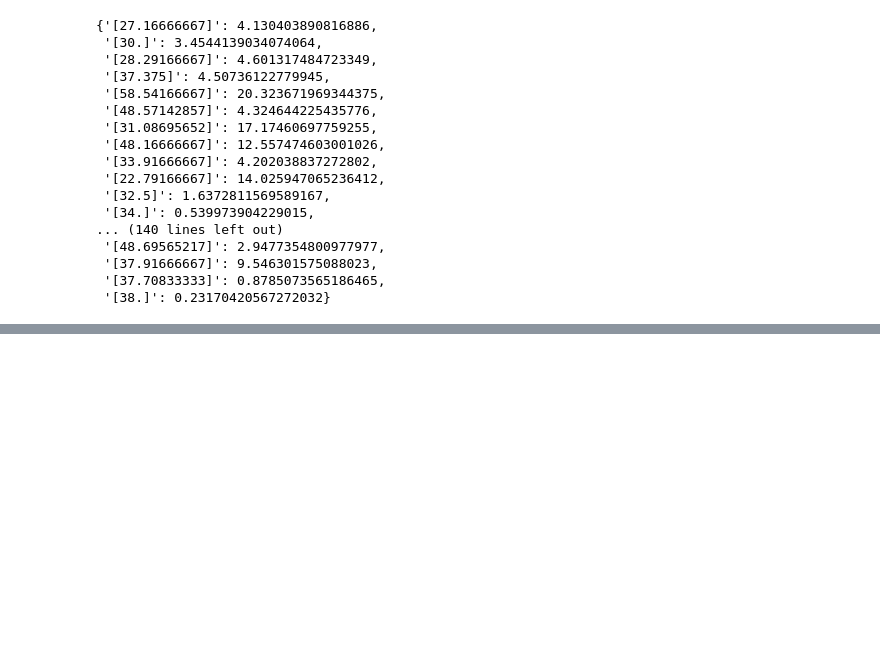
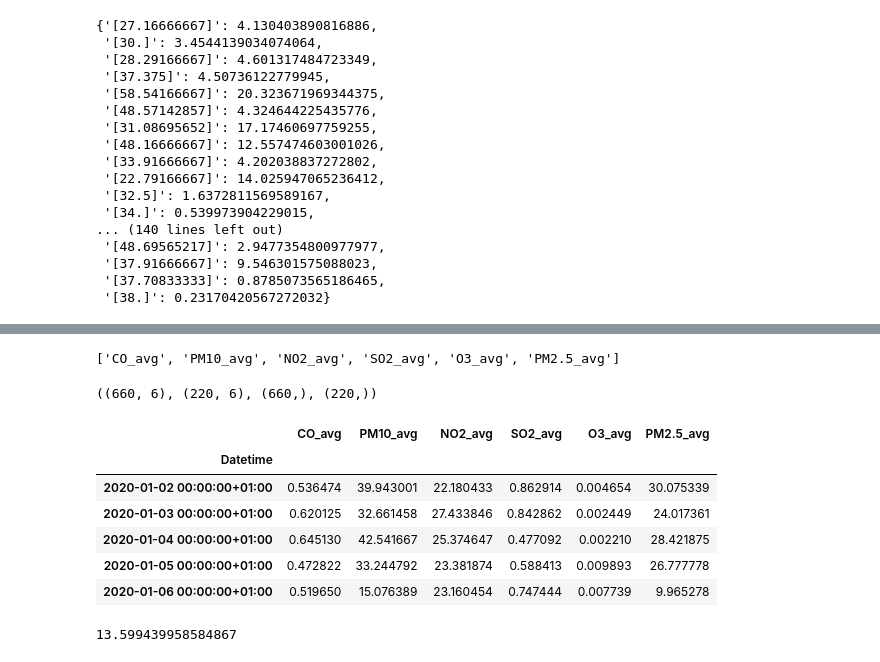
Before and after one commit to XenaN/mlops_project, a Jupyter notebook: notebooks/AQI.ipynb, the cells around one changed output, grey strips where cells are left out. Cells and saved outputs as stored; diff of their text form; code cells hidden in the pictures; blank space fills up the shorter version.

Commit message:
parameter depth test added to the notebook

```diff
--- a/notebooks/AQI.ipynb
+++ b/notebooks/AQI.ipynb
@@ -436,0 +456,45 @@ df_aqi_daily.tail(1)
+# %%
+[x for x in df_aqi_daily.columns if 'avg' in x]
+# %% [output]
+['CO_avg', 'PM10_avg', 'NO2_avg', 'SO2_avg', 'O3_avg', 'PM2.5_avg']
+# %%
+depth = 1
+cols = ['CO_avg', 'PM10_avg', 'NO2_avg', 'SO2_avg', 'O3_avg', 'PM2.5_avg']
+
+y = df_aqi_daily['AQI'].copy()
+x_list = [df_aqi_daily[cols].shift(i) for i in range(1, depth+1)]
+x = pd.concat(x_list, axis=1)
+
+x = x.iloc[depth:]
+y = y.iloc[depth:]
+
+X_train, X_test, y_train, y_test = train_test_split(x, y, shuffle=False, random_state=42)
+# %%
+X_train.shape, X_test.shape, y_train.shape, y_test.shape
+# %% [output]
+((660, 6), (220, 6), (660,), (220,))
+# %%
+X_train.head()
+# %% [output]
+|  | CO_avg | PM10_avg | NO2_avg | SO2_avg | O3_avg | PM2.5_avg |
+| Datetime |  |  |  |  |  |  |
+| 2020-01-02 00:00:00+01:00 | 0.536474 | 39.943001 | 22.180433 | 0.862914 | 0.004654 | 30.075339 |
+| 2020-01-03 00:00:00+01:00 | 0.620125 | 32.661458 | 27.433846 | 0.842862 | 0.002449 | 24.017361 |
+| 2020-01-04 00:00:00+01:00 | 0.645130 | 42.541667 | 25.374647 | 0.477092 | 0.002210 | 28.421875 |
+| 2020-01-05 00:00:00+01:00 | 0.472822 | 33.244792 | 23.381874 | 0.588413 | 0.009893 | 26.777778 |
+| 2020-01-06 00:00:00+01:00 | 0.519650 | 15.076389 | 23.160454 | 0.747444 | 0.007739 | 9.965278 |
+# %%
+model_forest = RandomForestRegressor(**{'n_estimators': 585,
+ 'min_samples_split': 2,
+ 'min_samples_leaf': 8,
+ 'max_depth': 52,
+ 'bootstrap': True})
+
+model_forest.fit(X_train, y_train)
+
+y_hat = model_forest.predict(X_test)
+
+forest_test_rmse = mean_squared_error(y_test, y_hat, squared=False)
+forest_test_rmse
+# %% [output]
+13.599439958584867
```
Also changed, not shown: parts of 24 cells of this notebook, 2 other files.
